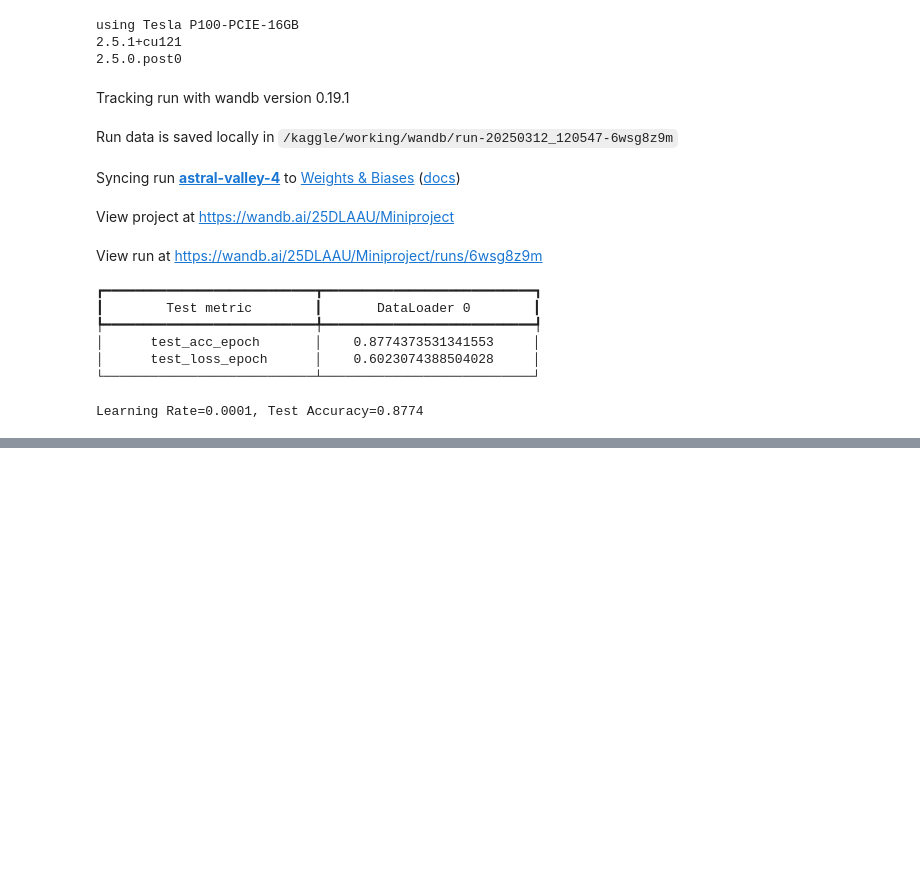
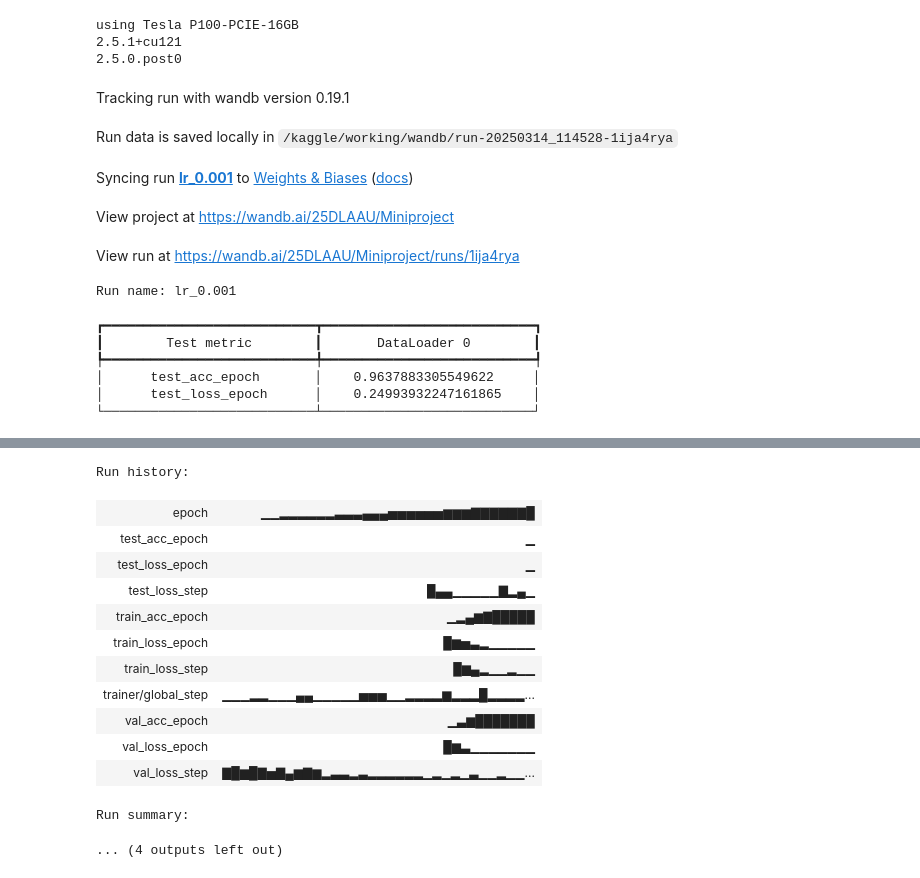
Before and after one commit to Kalifornia-ai/FruitsAndVegetablesClassification, a Jupyter notebook: GoldenAge.ipynb, the cells around one changed output, grey strips where cells are left out. Drawn from its saved outputs; the diff is of its cells as text; code cells hidden in the pictures; blank space fills up the shorter version.

Commit message:
Kaggle Notebook | ThisisAmerica | Version 1

```diff
--- a/GoldenAge.ipynb
+++ b/GoldenAge.ipynb
@@ -176,9 +176,10 @@ hparams = Namespace(
     num_classes=36,  # Number of output classes
     # Training
     wandb_project='Miniproject',
+    group="learning_rate_experiment",
     accelerator='gpu',  # Use 'gpu' for GPU training, 'cpu' for CPU
     devices=1,  # Number of GPUs or CPUs
-    max_epochs=5,  # Number of epochs
+    max_epochs=10,  # Number of epochs
     learning_rate=1e-3,  # Learning rate (default, will be overridden)
     batch_size=8,  # Batch size
     n_workers=4  # Number of data loader workers
@@ -196,6 +197,7 @@ class CNNModel(nn.Module):
             self.layers.append(nn.Conv2d(in_channels, out_channels, kernel_size, padding='same'))
             self.layers.append(nn.ReLU())
             self.layers.append(nn.MaxPool2d(2))
+            self.layers.append(nn.Dropout(dropout_rate))
             in_channels = out_channels
 
         self.flatten = nn.Flatten()
@@ -325,27 +327,33 @@ os.environ["WANDB_API_KEY"] = "a4103e1c89f2827bf9c5f11c461ad016034e35a2"
 
 import wandb
 wandb.login()
-wandb.init(entity=hparams.entity, project=hparams.wandb_project,config=vars(hparams), settings=wandb.Settings(init_timeout=300))
-hparams = Namespace(**wandb.config)
+
 
 from pytorch_lightning.loggers import WandbLogger
-logger = WandbLogger(save_dir='wandb_logs/', offline=False, project=hparams.wandb_project, log_model=False)
-# %% [output]
-Tracking run with wandb version 0.19.1
-Run data is saved locally in /kaggle/working/wandb/run-20250312_120547-6wsg8z9m
-Syncing run astral-valley-4 to Weights & Biases (docs)
-View project at https://wandb.ai/25DLAAU/Miniproject
-View run at https://wandb.ai/25DLAAU/Miniproject/runs/6wsg8z9m
 # %%
-#wandb.finish()
+wandb.finish()
 
 # Train with different learning rates
-learning_rates = [1e-4, 1e-3, 1e-2]
+learning_rates = [1e-3]
 results_lr = {}
 
 for lr in learning_rates:
+
     # Update learning rate in hparams
     hparams.learning_rate = lr
+
+    run_name = f"lr_{lr}"
+
+    wandb.init(entity=hparams.entity, project=hparams.wandb_project,config=vars(hparams), settings=wandb.Settings(init_timeout=300),name=run_name)
+
+    print(f"Run name: {wandb.run.name}")
+    logger = WandbLogger(
+        save_dir='wandb_logs/',
+        offline=False,
+        project=hparams.wandb_project,
+        log_model=False,
+        name=run_name  # Set the same name here
+    )
 
     # Initialize the model
     model = LitModel(hparams).to(device)
@@ -354,7 +362,8 @@ for lr in learning_rates:
     trainer = pl.Trainer(accelerator='gpu',
                      max_epochs=hparams.max_epochs,
                      devices=1,
-                     logger=logger
+                     logger=logger,
+                    log_every_n_steps = 100
                      )
 
     # Train the model
@@ -368,13 +377,19 @@ for lr in learning_rates:
     results_lr[lr] = test_acc
     print(f"Learning Rate={lr}, Test Accuracy={test_acc:.4f}")
 
-# Finish WandB run
-wandb.finish()
+    # Finish WandB run
+    wandb.finish()
+    print("next one")
 # %% [output]
+Tracking run with wandb version 0.19.1
+Run data is saved locally in /kaggle/working/wandb/run-20250314_114528-1ija4rya
+Syncing run lr_0.001 to Weights & Biases (docs)
+View project at https://wandb.ai/25DLAAU/Miniproject
+View run at https://wandb.ai/25DLAAU/Miniproject/runs/1ija4rya
-┏━━━━━━━━━━━━━━━━━━━━━━━━━━━┳━━━━━━━━━━━━━━━━━━━━━━━━━━━┓
-┃        Test metric        ┃       DataLoader 0        ┃
-┡━━━━━━━━━━━━━━━━━━━━━━━━━━━╇━━━━━━━━━━━━━━━━━━━━━━━━━━━┩
-│      test_acc_epoch       │    0.8774373531341553     │
-│      test_loss_epoch      │    0.6023074388504028     │
-└───────────────────────────┴───────────────────────────┘
+Run name: lr_0.001
-Learning Rate=0.0001, Test Accuracy=0.8774
+┏━━━━━━━━━━━━━━━━━━━━━━━━━━━┳━━━━━━━━━━━━━━━━━━━━━━━━━━━┓
+┃        Test metric        ┃       DataLoader 0        ┃
+┡━━━━━━━━━━━━━━━━━━━━━━━━━━━╇━━━━━━━━━━━━━━━━━━━━━━━━━━━┩
+│      test_acc_epoch       │    0.9637883305549622     │
+│      test_loss_epoch      │    0.24993932247161865    │
+└───────────────────────────┴───────────────────────────┘
@@ -381,0 +398,14 @@ Learning Rate=0.0001, Test Accuracy=0.8774
+Run history:
+| epoch | ▁▁▂▂▂▂▂▂▃▃▃▄▄▄▅▅▅▅▅▅▆▆▆▇▇▇▇▇▇█ |
+| test_acc_epoch | ▁ |
+| test_loss_epoch | ▁ |
+| test_loss_step | █▄▄▁▁▁▁▁▇▂▄▁ |
+| train_acc_epoch | ▁▂▄▆▇█████ |
+| train_loss_epoch | █▆▅▃▂▁▁▁▁▁ |
+| train_loss_step | █▆▄▂▁▁▂▁▁ |
+| trainer/global_step | ▁▁▁▂▂▁▁▁▄▄▁▁▁▁▁▅▅▅▁▁▂▂▂▂▆▂▂▂█▂▂▂▂... |
+| val_acc_epoch | ▁▃▆███████ |
+| val_loss_epoch | █▆▃▁▁▁▁▁▁▁ |
+| val_loss_step | ▇█▆█▇▅▇▄▆▇▆▂▃▃▂▃▂▂▂▂▂▂▁▂▁▂▁▃▁▁▂▁▁... |
+Run summary:
+... (4 outputs left out)
```
Also changed, not shown: parts of 2 cells of this notebook.
